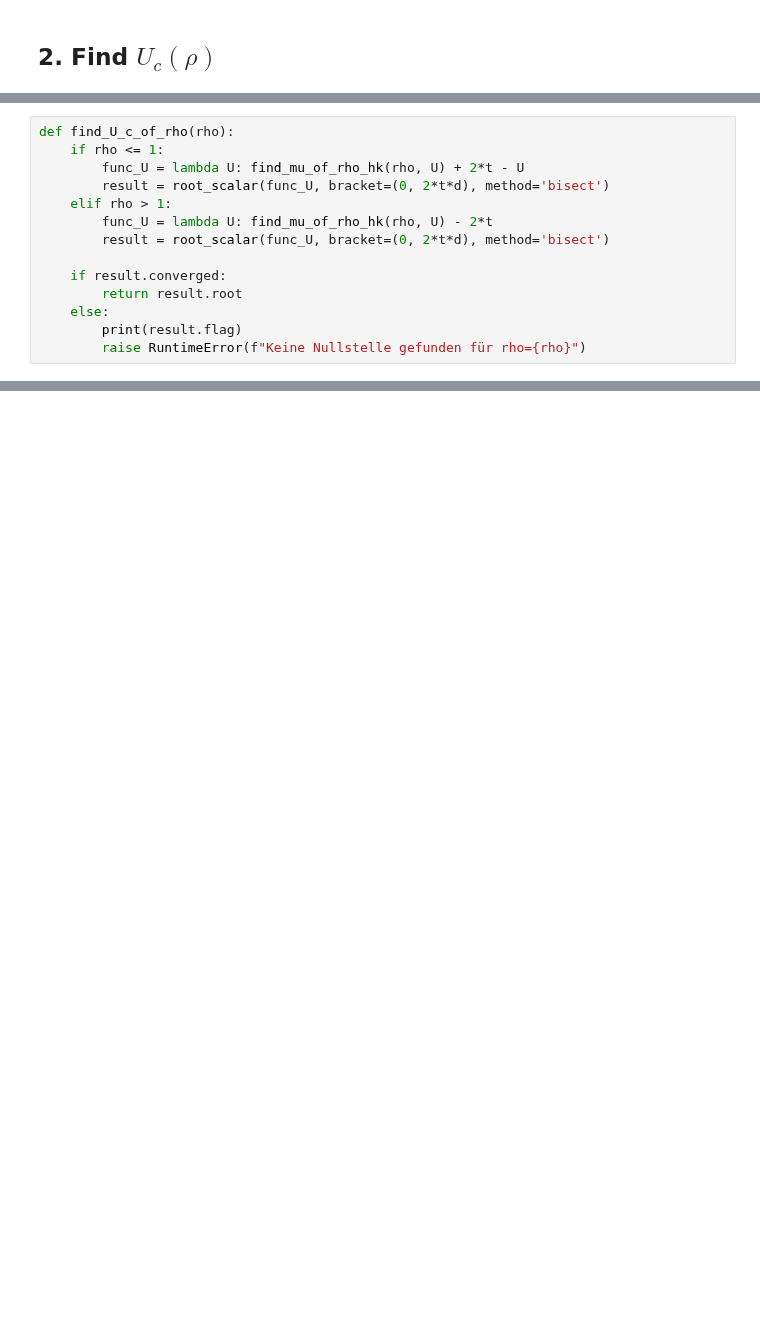
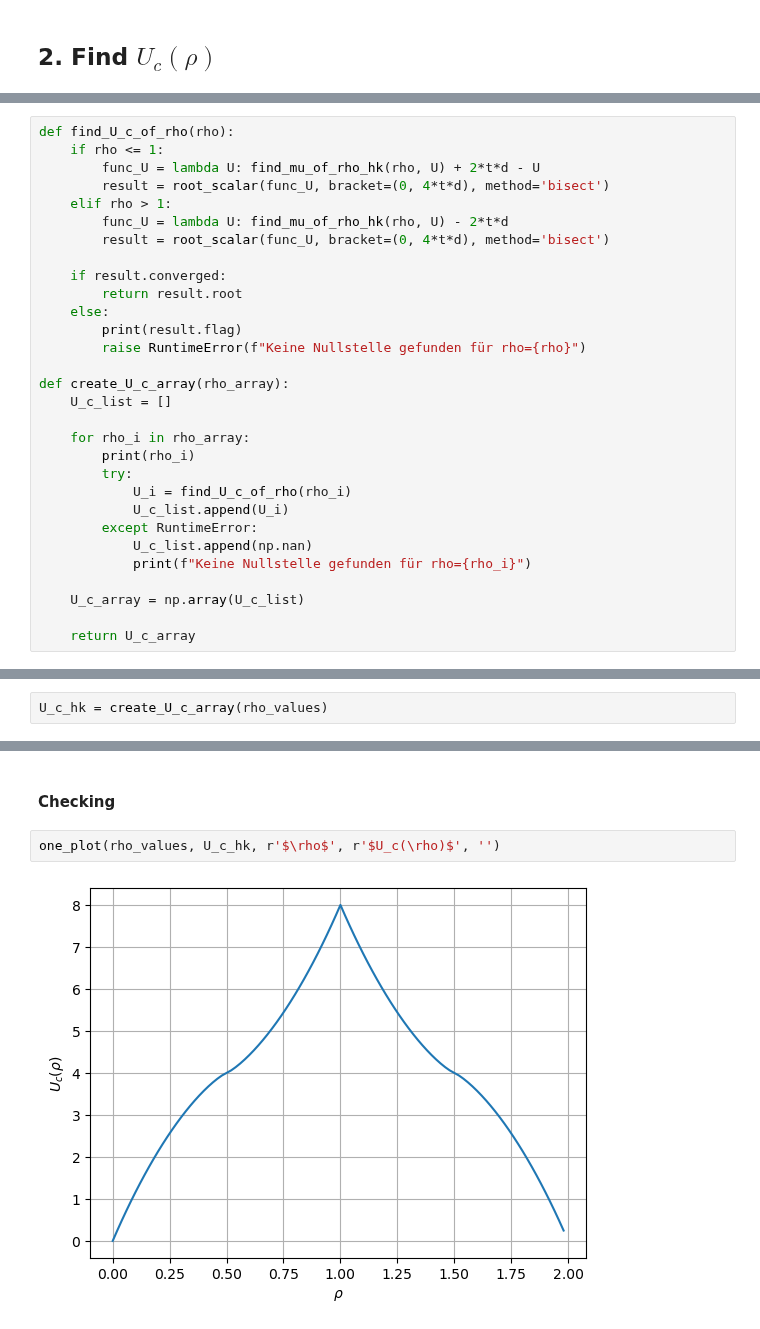
Before and after one commit to janjhch/bachelorthesis, a Jupyter notebook: phase_diagram/phase_diagram/phase_diagram_2D.ipynb, the cells around one changed output, grey strips where cells are left out. Drawn from its saved outputs; the diff is of its cells as text; blank space fills up the shorter version.

```diff
--- a/phase_diagram/phase_diagram/phase_diagram_2D.ipynb
+++ b/phase_diagram/phase_diagram/phase_diagram_2D.ipynb
@@ -80,14 +86,30 @@ one_plot(rho_values, mu_values, '','','')
 # %%
 def find_U_c_of_rho(rho):
     if rho <= 1:
-        func_U = lambda U: find_mu_of_rho_hk(rho, U) + 2*t - U
-        result = root_scalar(func_U, bracket=(0, 2*t*d), method='bisect')
+        func_U = lambda U: find_mu_of_rho_hk(rho, U) + 2*t*d - U
+        result = root_scalar(func_U, bracket=(0, 4*t*d), method='bisect')
     elif rho > 1:
-        func_U = lambda U: find_mu_of_rho_hk(rho, U) - 2*t
-        result = root_scalar(func_U, bracket=(0, 2*t*d), method='bisect')
+        func_U = lambda U: find_mu_of_rho_hk(rho, U) - 2*t*d
+        result = root_scalar(func_U, bracket=(0, 4*t*d), method='bisect')
 
     if result.converged:
         return result.root
     else:
         print(result.flag)
         raise RuntimeError(f"Keine Nullstelle gefunden für rho={rho}")
+
+def create_U_c_array(rho_array):
+    U_c_list = []
+
+    for rho_i in rho_array:
+        print(rho_i)
+        try:
+            U_i = find_U_c_of_rho(rho_i)
+            U_c_list.append(U_i)
+        except RuntimeError:
+            U_c_list.append(np.nan)
+            print(f"Keine Nullstelle gefunden für rho={rho_i}")
+
+    U_c_array = np.array(U_c_list)
+
+    return U_c_array
@@ -93,0 +118,2 @@ def find_U_c_of_rho(rho):
+# %%
+U_c_hk = create_U_c_array(rho_values)
@@ -93,0 +159,6 @@ def find_U_c_of_rho(rho):
+# %% [markdown]
+#### Checking
+# %%
+one_plot(rho_values, U_c_hk, r'$\rho$', r'$U_c(\rho)$', '')
+# %% [output]
+[figure, added]
```
Also changed, not shown: parts of 7 cells of this notebook, 1 other file.
